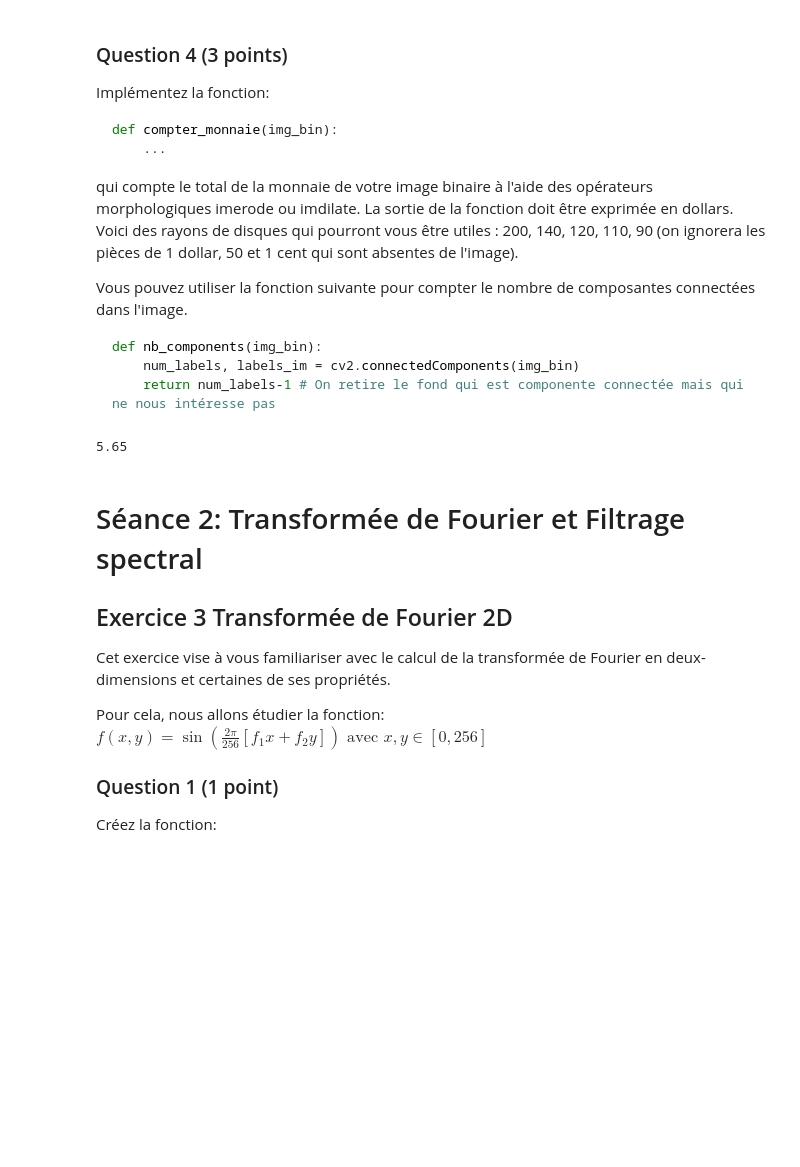
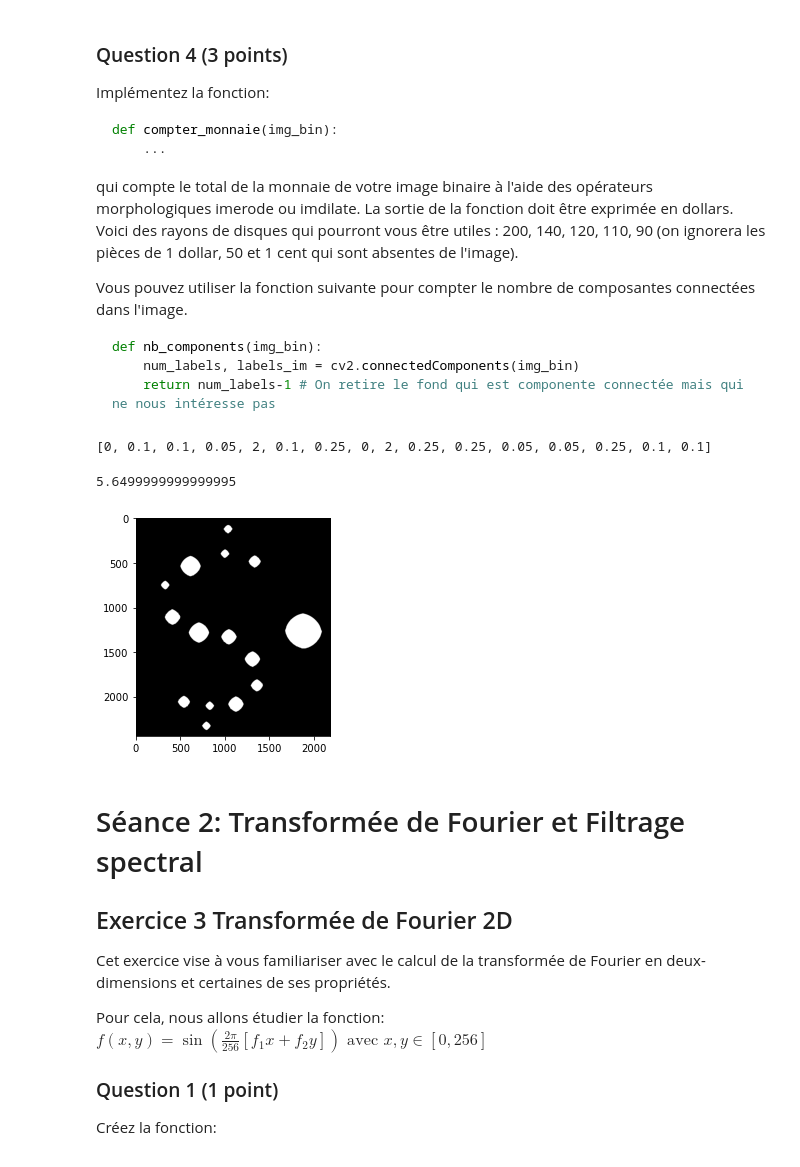
Before and after one commit to treque/imageprocessing, a Jupyter notebook: tp2/TP2_fr.ipynb, the cells around one changed output. Drawn from its saved outputs; the diff is of its cells as text; code cells hidden in the pictures; blank space fills up the shorter version.

Commit message:
ouverture

```diff
--- a/tp2/TP2_fr.ipynb
+++ b/tp2/TP2_fr.ipynb
@@ -268,31 +268,36 @@ def nb_components(img_bin):
 # %%
 def monnaie(rayon, breakpoints=[90, 110, 120, 140, 200], valeur=[0, 0.1, 0.05, 0.25, 2, 0]):
     i = bisect.bisect(breakpoints, rayon)
     return valeur[i]
 
 def compter_monnaie(img_bin):
-    kernel = np.ones((3,3),np.uint8)
+    kernel = np.ones((45,45),np.uint8)
 
-    erosion = cv2.erode(img_bin ,kernel,iterations = 8)
+    erosion = cv2.erode(img_bin ,kernel, iterations = 2)
+    ouverture = cv2.dilate(erosion ,kernel, iterations = 2) #on fait une ouverture pour éliminer les trombones par l'érosion
 
-    num_labels, labels_im = cv2.connectedComponents(erosion)
+    plt.imshow(erosion, vmin=0, vmax=255)
+
+    num_labels, labels_im = cv2.connectedComponents(ouverture)
 
     components_areas = np.zeros(num_labels)
 
     for x in range(labels_im.shape[0]):
         for y in range(labels_im.shape[1]):
             if (labels_im[x][y] != 0):
                 components_areas[labels_im[x][y]] = components_areas[labels_im[x][y]] + 1
 
     rayons =  np.sqrt(components_areas / np.pi)
 
     res = [monnaie(rayon) for rayon in rayons]
-
+    print(res)
     return np.sum(res)
 
 compter_monnaie(closed.astype('uint8'))
 # %% [output]
-5.65
+[0, 0.1, 0.1, 0.05, 2, 0.1, 0.25, 0, 2, 0.25, 0.25, 0.05, 0.05, 0.25, 0.1, 0.1]
+5.6499999999999995
+[figure, added]
 # %% [markdown]
 # Séance 2: Transformée de Fourier et Filtrage spectral
 ## Exercice 3 Transformée de Fourier 2D
```
